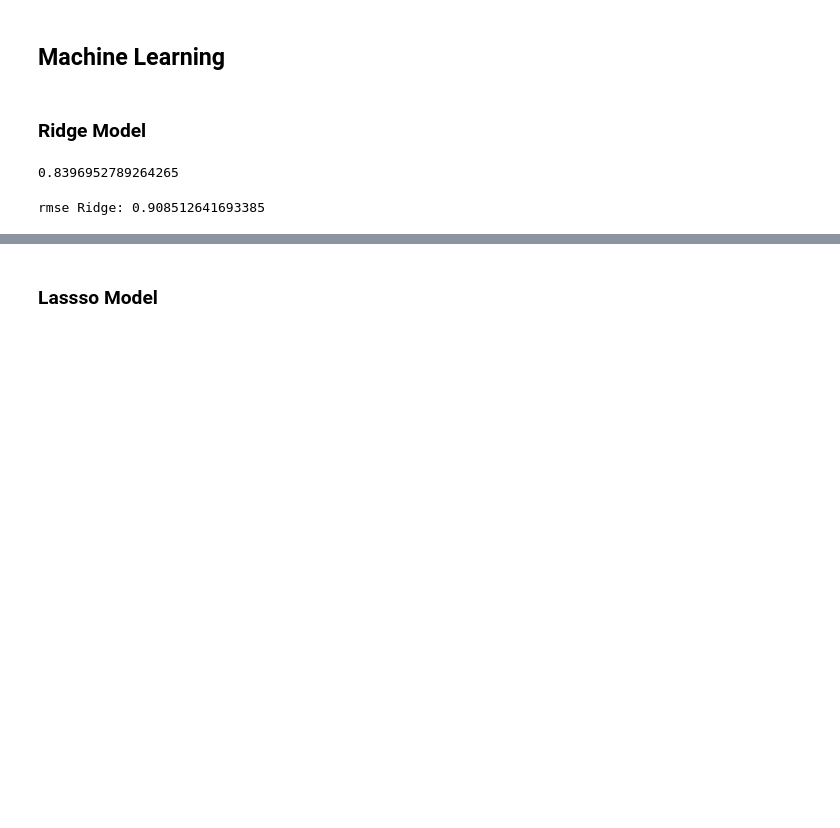
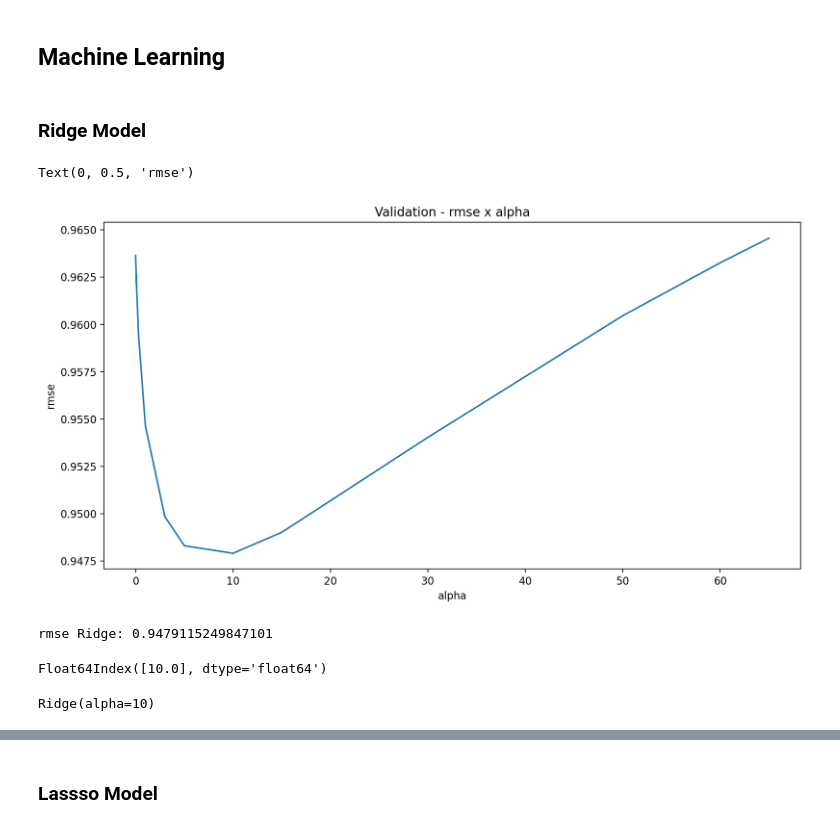
Before and after one commit to alananeo/votos, a Jupyter notebook: tarefa.ipynb, the cells around one changed output, grey strips where cells are left out. Saved outputs shown, nothing was run; the diff lists cells and outputs as text; code cells hidden in the pictures; blank space fills up the shorter version.

```diff
--- a/tarefa.ipynb
+++ b/tarefa.ipynb
@@ -43,7 +53,7 @@ train["votos"] = np.log1p(train["votos"])
 # %%
 numeric_feats = all_data.dtypes[all_data.dtypes != "object"].index
 
-skewed_feats = train[numeric_feats].apply(lambda x: skew(x.dropna())) # compute skewness
+skewed_feats = all_data[numeric_feats].apply(lambda x: skew(x.dropna())) # compute skewness
 skewed_feats = skewed_feats[skewed_feats > 0.75]
 skewed_feats = skewed_feats.index
 
@@ -55,9 +67,5 @@ all_data = all_data.fillna(all_data.mean()) # valores ausentes
 ###  Variáveis e métodos auxiliares
 # %%
 X_train = all_data[:train.shape[0]]
-X_test = all_data[train.shape[0]:]
-y_train = train.votos
-y_test = test.votos
-# encode knn
-label_encoder = preprocessing.LabelEncoder()
-y_train_encoded = label_encoder.fit_transform(y_train)
+y_train = X_train["votos"]
+X_train = X_train.drop(columns=["votos"])
@@ -95,19 +89,32 @@ Name: votos, Length: 3942, dtype: int64
 ## Machine Learning
 # %% [markdown]
 ### Ridge Model
+# %%
+alphas = [0.00001, 0.0001, 0.001, 0.01, 0.1, 0.05, 0.1, 0.3, 1, 3, 5, 10, 15, 30, 50, 60, 65] # The higher the regularization the less prone our model will be to overfit
+cv_ridge = [rmse_cv(Ridge(alpha = alpha)).mean()
+            for alpha in alphas]
+cv_ridge = pd.Series(cv_ridge, index = alphas)
+# %%
+cv_ridge = pd.Series(cv_ridge, index = alphas)
+cv_ridge.plot(title = "Validation - rmse x alpha")
+plt.xlabel("alpha")
+plt.ylabel("rmse")
+# %% [output]
+Text(0, 0.5, 'rmse')
+[figure, added]
+# %%
+print("rmse Ridge: {}".format(cv_ridge.min()))
+# %% [output]
+rmse Ridge: 0.9479115249847101
+# %%
+# alpha com o menor rmse
+cv_ridge.index[[cv_ridge.values == cv_ridge.min()]]
+# %% [output]
+Float64Index([10.0], dtype='float64')
 # %%
-model_ridge = Ridge()
+model_ridge = Ridge(alpha=10)
 model_ridge.fit(X_train, y_train)
-rmse = -cross_val_score(model_ridge, X_train, y_train, scoring = "neg_mean_squared_error", cv = 5 )
-rmse.mean()
 # %% [output]
-0.8396952789264265
+Ridge(alpha=10)
-# %%
-alphas = [0.05, 0.1, 0.3, 1, 3, 5, 10, 15, 30, 50, 75] # The higher the regularization the less prone our model will be to overfit
-cv_ridge = [rmse_cv (Ridge (alpha = alpha)).mean() for alpha in alphas]
-cv_ridge = pd.Series(cv_ridge, index = alphas)
-print("rmse Ridge: {}".format(cv_ridge.min()))
-# %% [output]
-rmse Ridge: 0.908512641693385
 # %%
 y_pred_ridge = model_ridge.predict(X_test)
```
Also changed, not shown: parts of 48 cells of this notebook, 7 other files.
